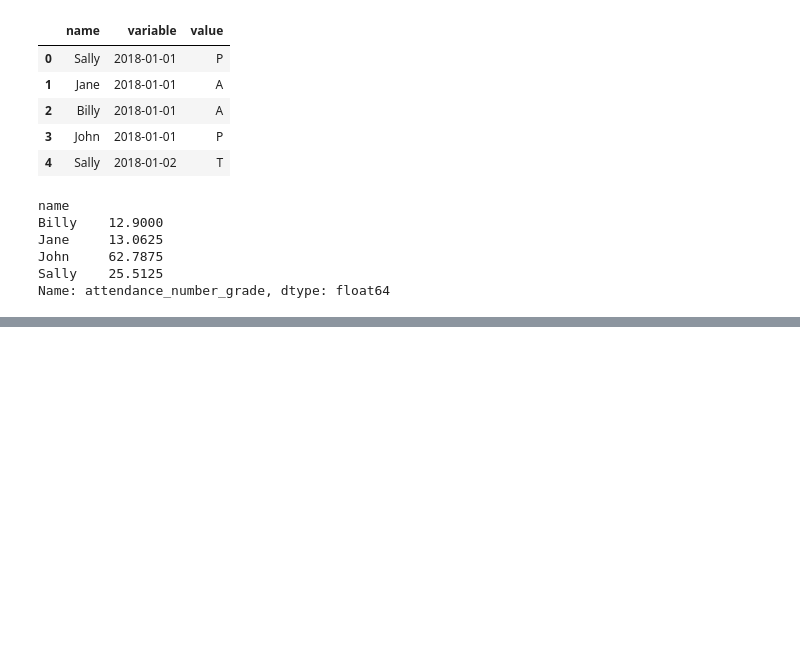
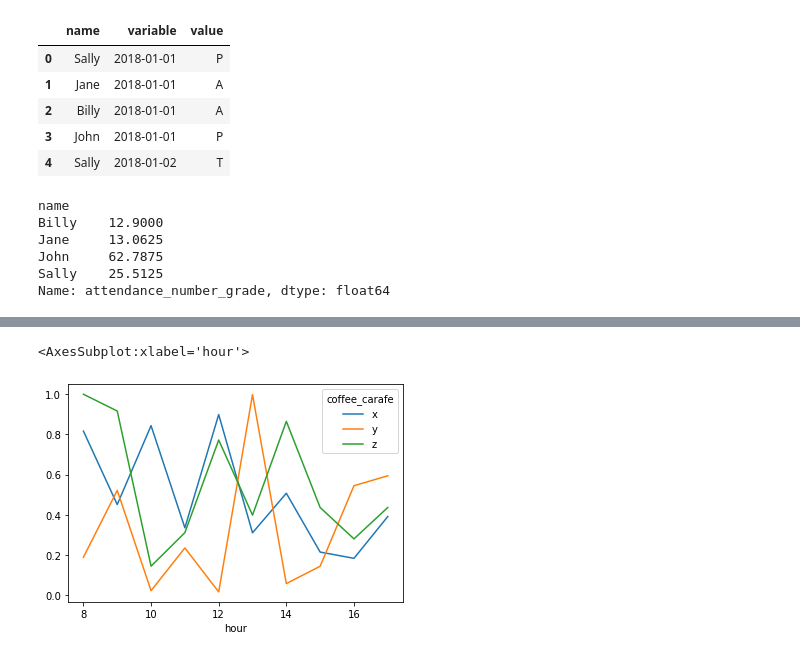
Before and after one commit to Alexia-Garces/classification-exercises, a Jupyter notebook: tidy_data.ipynb, the cells around one changed output, grey strips where cells are left out. Saved outputs shown, nothing was run; the diff lists cells and outputs as text; code cells hidden in the pictures; blank space fills up the shorter version.

```diff
--- a/tidy_data.ipynb
+++ b/tidy_data.ipynb
@@ -85,0 +68,3 @@ attendance_melt[columns]
+# %%
+coffee = pd.read_csv("coffee_levels.csv")
+coffee.head()
@@ -85,0 +80,5 @@ attendance_melt[columns]
+# %%
+coffee_pivot = coffee.pivot_table(index = ["hour"],
+                                 columns = 'coffee_carafe',
+                                 values = 'coffee_amount')
+coffee_pivot.reset_index()
@@ -85,0 +97,5 @@ attendance_melt[columns]
+# %%
+coffee_pivot.plot()
+# %% [output]
+<AxesSubplot:xlabel='hour'>
+[figure, added]
```
Also changed, not shown: parts of 19 cells of this notebook.
